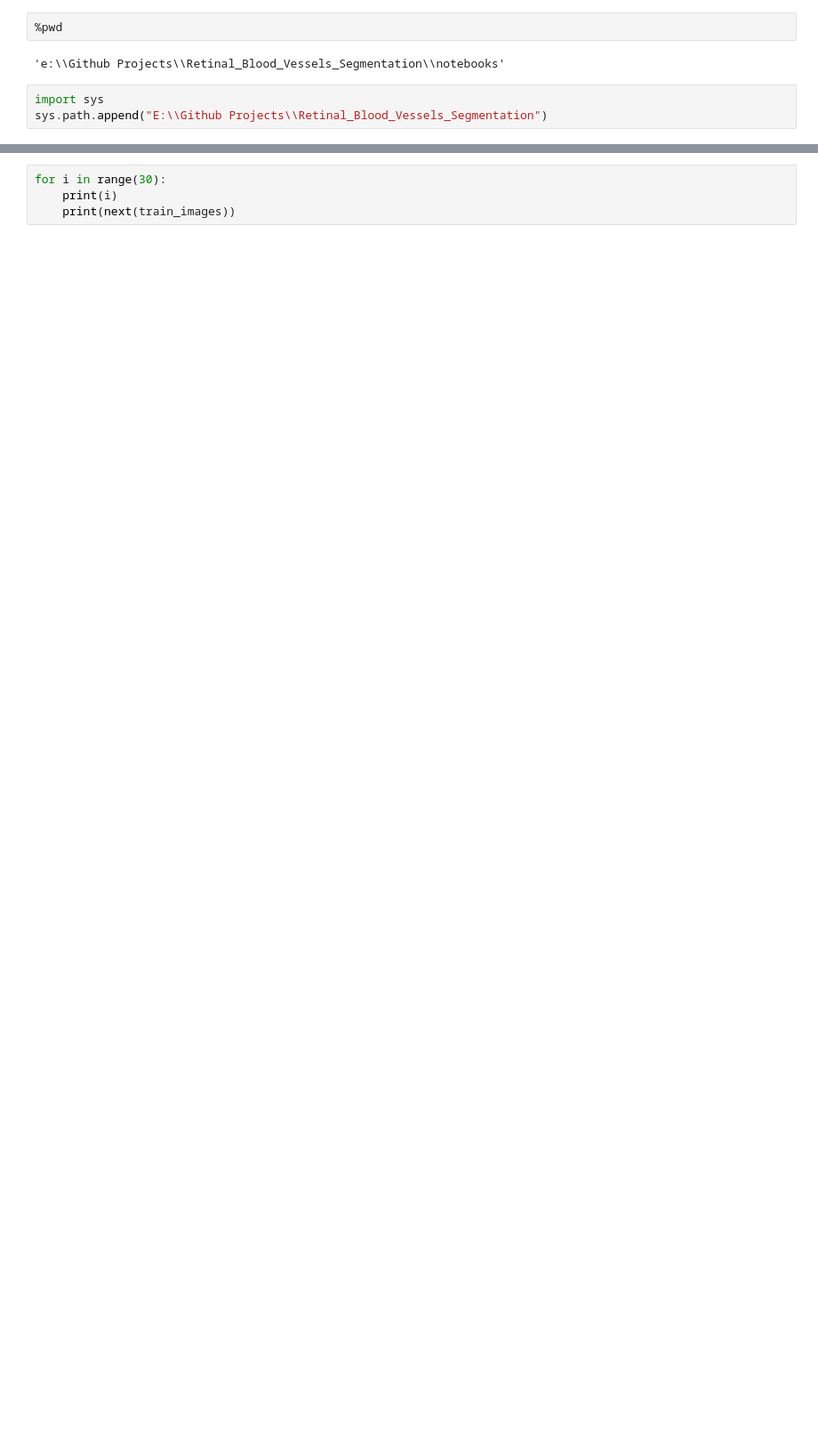
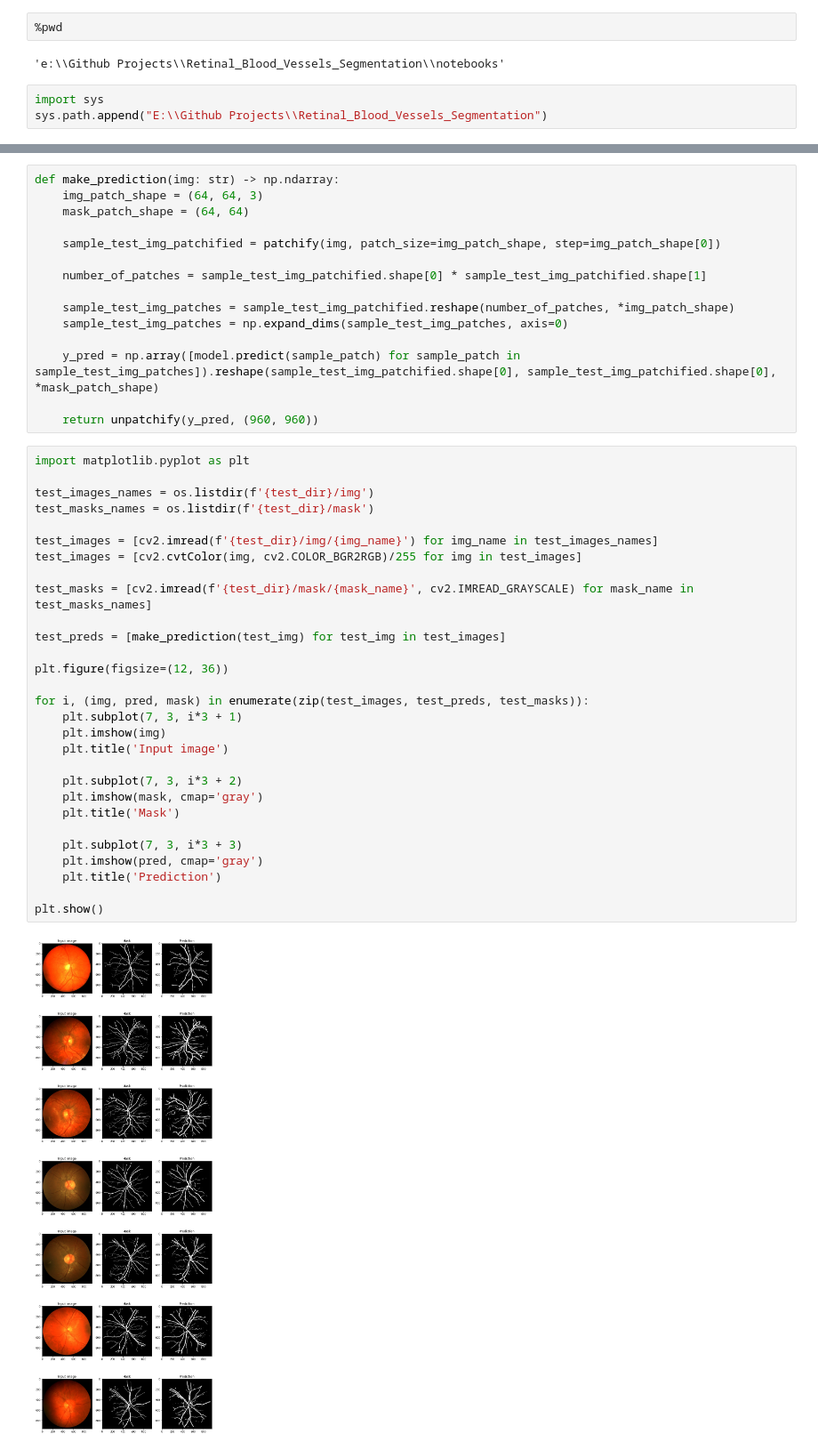
Before and after one commit to D3nz13/Retinal_Blood_Vessels_Segmentation, a Jupyter notebook: notebooks/deep_learning_train.ipynb, the cells around one changed output, grey strips where cells are left out. Shown at 89% size. Saved outputs shown, nothing was run; the diff lists cells and outputs as text; blank space fills up the shorter version.

```diff
--- a/notebooks/deep_learning_train.ipynb
+++ b/notebooks/deep_learning_train.ipynb
@@ -291,4 +339,46 @@ Hint: If you want to see a list of allocated tensors when OOM happens, add repor
-# %%
-for i in range(30):
-    print(i)
-    print(next(train_images))
+# %%
+def make_prediction(img: str) -> np.ndarray:
+    img_patch_shape = (64, 64, 3)
+    mask_patch_shape = (64, 64)
+
+    sample_test_img_patchified = patchify(img, patch_size=img_patch_shape, step=img_patch_shape[0])
+
+    number_of_patches = sample_test_img_patchified.shape[0] * sample_test_img_patchified.shape[1]
+
+    sample_test_img_patches = sample_test_img_patchified.reshape(number_of_patches, *img_patch_shape)
+    sample_test_img_patches = np.expand_dims(sample_test_img_patches, axis=0)
+
+    y_pred = np.array([model.predict(sample_patch) for sample_patch in sample_test_img_patches]).reshape(sample_test_img_patchified.shape[0], sample_test_img_patchified.shape[0], *mask_patch_shape)
+
+    return unpatchify(y_pred, (960, 960))
+# %%
+import matplotlib.pyplot as plt
+
+test_images_names = os.listdir(f'{test_dir}/img')
+test_masks_names = os.listdir(f'{test_dir}/mask')
+
+test_images = [cv2.imread(f'{test_dir}/img/{img_name}') for img_name in test_images_names]
+test_images = [cv2.cvtColor(img, cv2.COLOR_BGR2RGB)/255 for img in test_images]
+
+test_masks = [cv2.imread(f'{test_dir}/mask/{mask_name}', cv2.IMREAD_GRAYSCALE) for mask_name in test_masks_names]
+
+test_preds = [make_prediction(test_img) for test_img in test_images]
+
+plt.figure(figsize=(12, 36))
+
+for i, (img, pred, mask) in enumerate(zip(test_images, test_preds, test_masks)):
+    plt.subplot(7, 3, i*3 + 1)
+    plt.imshow(img)
+    plt.title('Input image')
+
+    plt.subplot(7, 3, i*3 + 2)
+    plt.imshow(mask, cmap='gray')
+    plt.title('Mask')
+
+    plt.subplot(7, 3, i*3 + 3)
+    plt.imshow(pred, cmap='gray')
+    plt.title('Prediction')
+
+plt.show()
+# %% [output]
+[figure, added]
```
Also changed, not shown: parts of 11 cells of this notebook.
